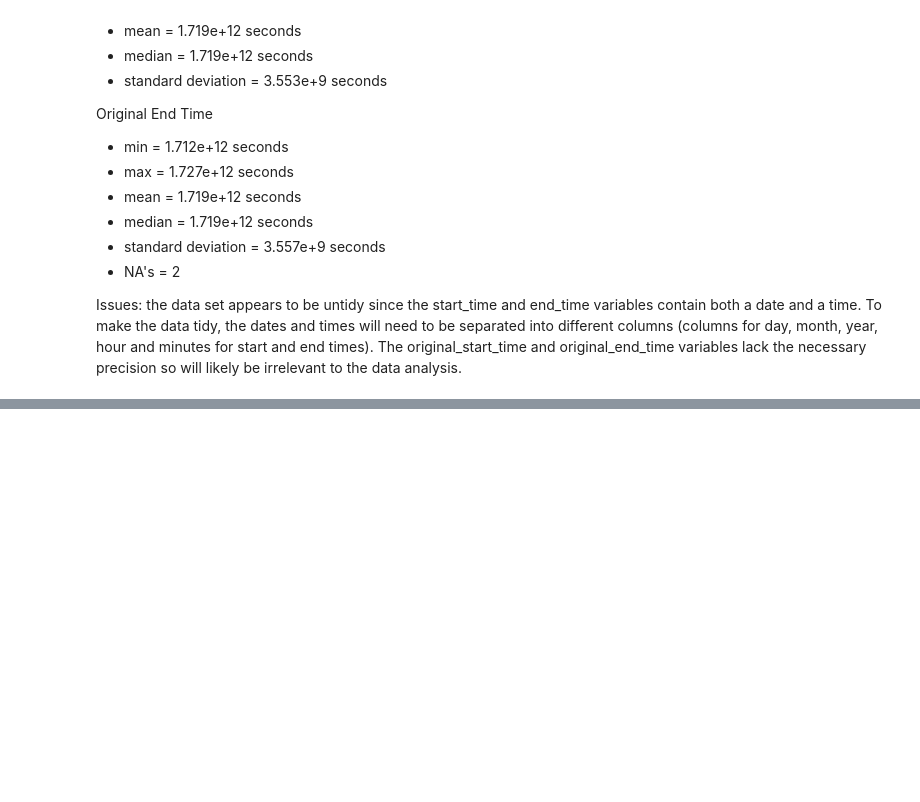
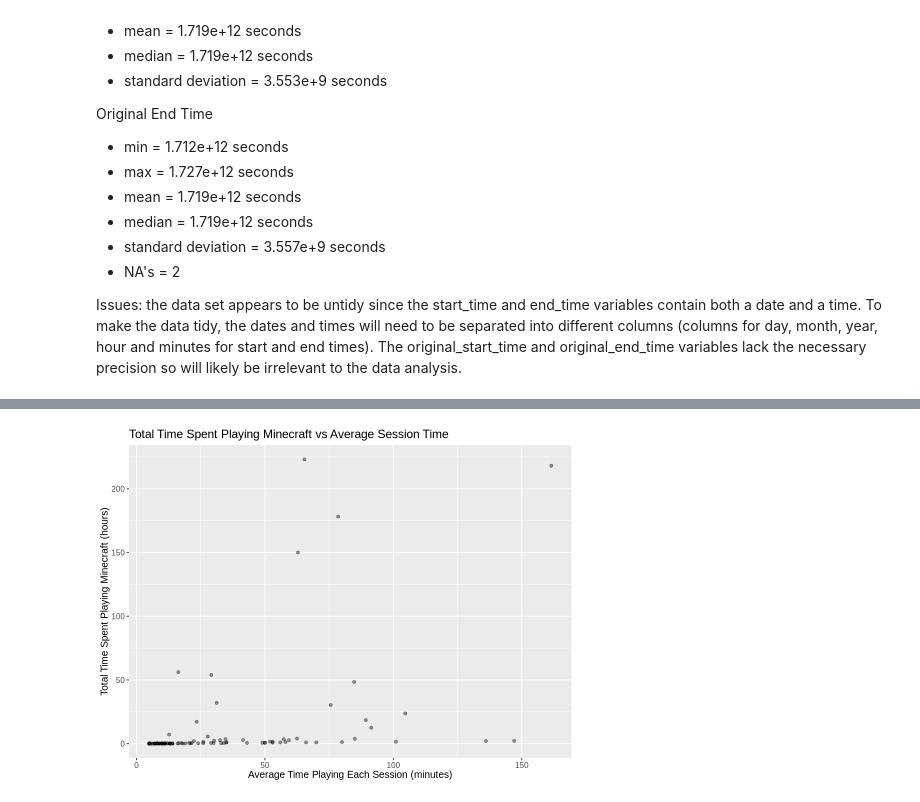
Before and after one commit to lilael-sakhawy/dsci_100_individual_project_planning_stage, a Jupyter notebook: finalproject.ipynb, the cells around one changed output, grey strips where cells are left out. Saved outputs shown, nothing was run; the diff lists cells and outputs as text; code cells hidden in the pictures; blank space fills up the shorter version.

```diff
--- a/finalproject.ipynb
+++ b/finalproject.ipynb
@@ -69,0 +237,27 @@ Issues: the data set appears to be untidy since the start_time and end_time vari
+# %%
+# code to split sessions_data into a training set and a testing set
+sessions_split <- initial_split(sessions_data, prop = 0.70)
+sessions_training <- training(sessions_split)
+sessions_testing <- testing(sessions_split)
+# %%
+# exploratory visualization 4: average playing session time vs total time spent playing Minecraft
+sessions_mutate <- sessions_training |>
+    mutate(start_date_time = dmy_hm(start_time),
+           end_date_time = dmy_hm(end_time),
+           session_time = as.numeric(difftime(end_date_time, start_date_time, units = "mins")))
+
+sessions_average <- sessions_mutate |>
+    group_by(hashedEmail) |>
+    summarize(session_average = mean(session_time, na.rm = TRUE))
+
+combined_data <- sessions_average |>
+    inner_join(players_data, by = "hashedEmail")
+
+avg_session_vs_total <- ggplot(combined_data, aes(x = session_average, y = played_hours)) +
+geom_point(alpha = 0.4) +
+labs(x = "Average Time Playing Each Session (minutes)", y = "Total Time Spent Playing Minecraft (hours)", title = "Total Time Spent Playing Minecraft vs Average Session Time") +
+theme(text = element_text(size = 12))
+options(repr.plot.height = 6, repr.plot.width = 8)
+avg_session_vs_total
+# %% [output]
+[figure, added]
```
Also changed, not shown: parts of 16 cells of this notebook.
